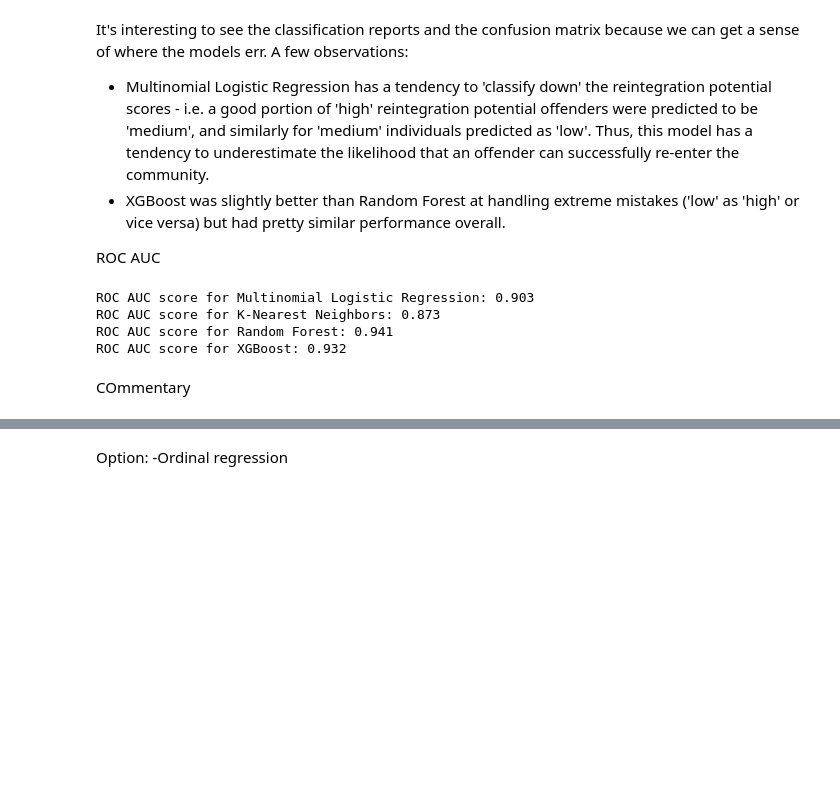
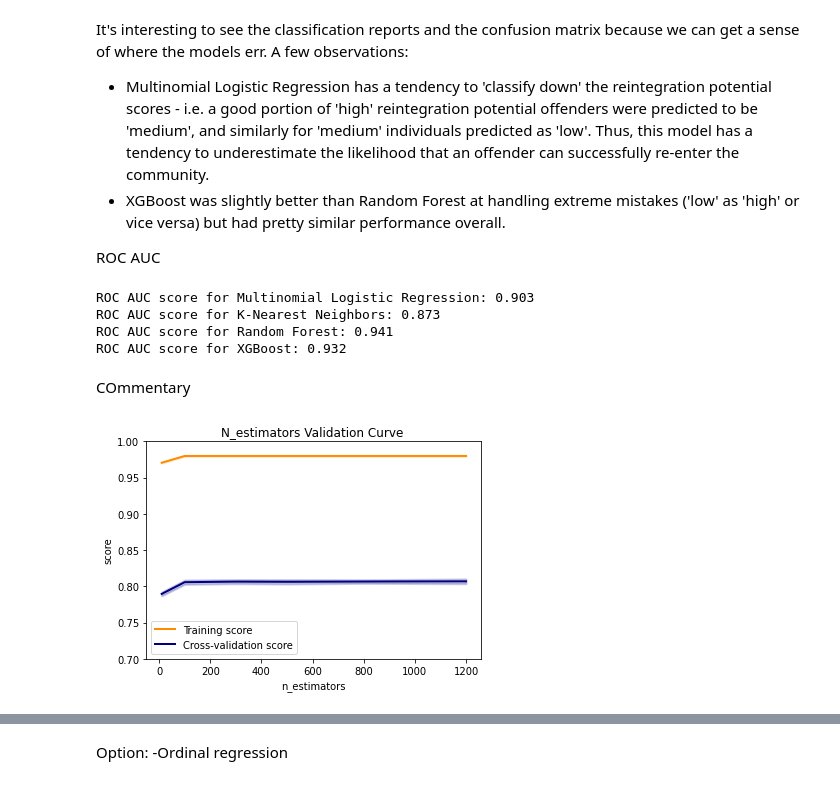
Before and after one commit to anastasiabizyayeva/Bias_Behind_Bars, a Jupyter notebook: 03_Model_Building.ipynb, the cells around one changed output, grey strips where cells are left out. Cells and saved outputs as stored; diff of their text form; code cells hidden in the pictures; blank space fills up the shorter version.

```diff
--- a/03_Model_Building.ipynb
+++ b/03_Model_Building.ipynb
@@ -270,27 +265,34 @@ train_score, val_score = validation_curve(
 # %%
+train_score, val_score = validation_curve(
+                                rf,
+                                X = X_train, y = y_train,
+                                param_name = 'n_estimators',
+                                param_range = n_estimators, scoring='accuracy', cv = 3)
+
 train_scores_mean = np.mean(train_score, axis=1)
 train_scores_std = np.std(train_score, axis=1)
 test_scores_mean = np.mean(val_score, axis=1)
 test_scores_std = np.std(val_score, axis=1)
 
-plt.title("Validation Curve with SVM")
 plt.title("N_estimators Validation Curve ")
 plt.xlabel('n_estimators')
 plt.ylabel('score')
-plt.ylim(0.0, 1.0)
+plt.ylim(0.7, 1.0)
 lw = 2
 plt.plot(n_estimators, train_scores_mean, label="Training score",
              color="darkorange", lw=lw)
 plt.fill_between(n_estimators, train_scores_mean - train_scores_std,
                  train_scores_mean + train_scores_std, alpha=0.2,
                  color="darkorange", lw=lw)
 plt.plot(n_estimators, test_scores_mean, label="Cross-validation score",
              color="navy", lw=lw)
 plt.fill_between(n_estimators, test_scores_mean - test_scores_std,
                  test_scores_mean + test_scores_std, alpha=0.2,
                  color="navy", lw=lw)
 plt.legend(loc="best")
 plt.show()
+# %% [output]
+[figure, added]
 # %%
 train_score, val_score = validation_curve(
                                 rf,
```
Also changed, not shown: parts of 12 cells of this notebook.
